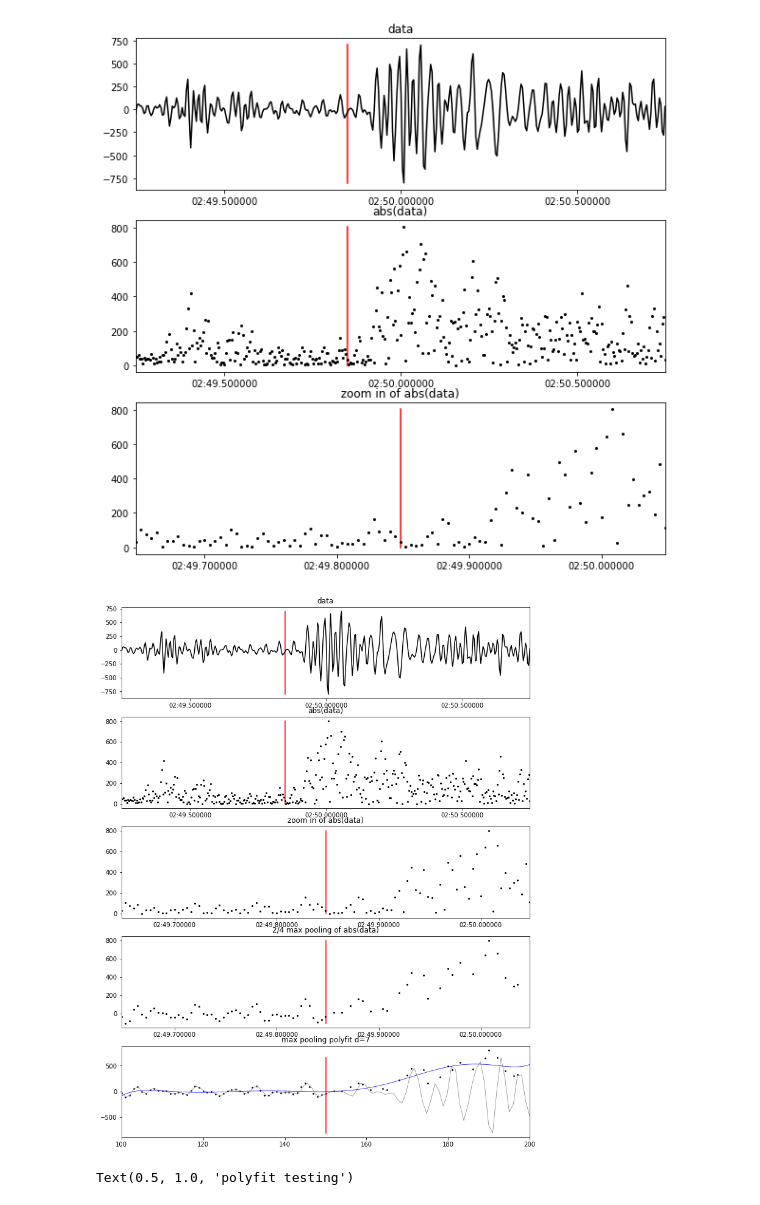
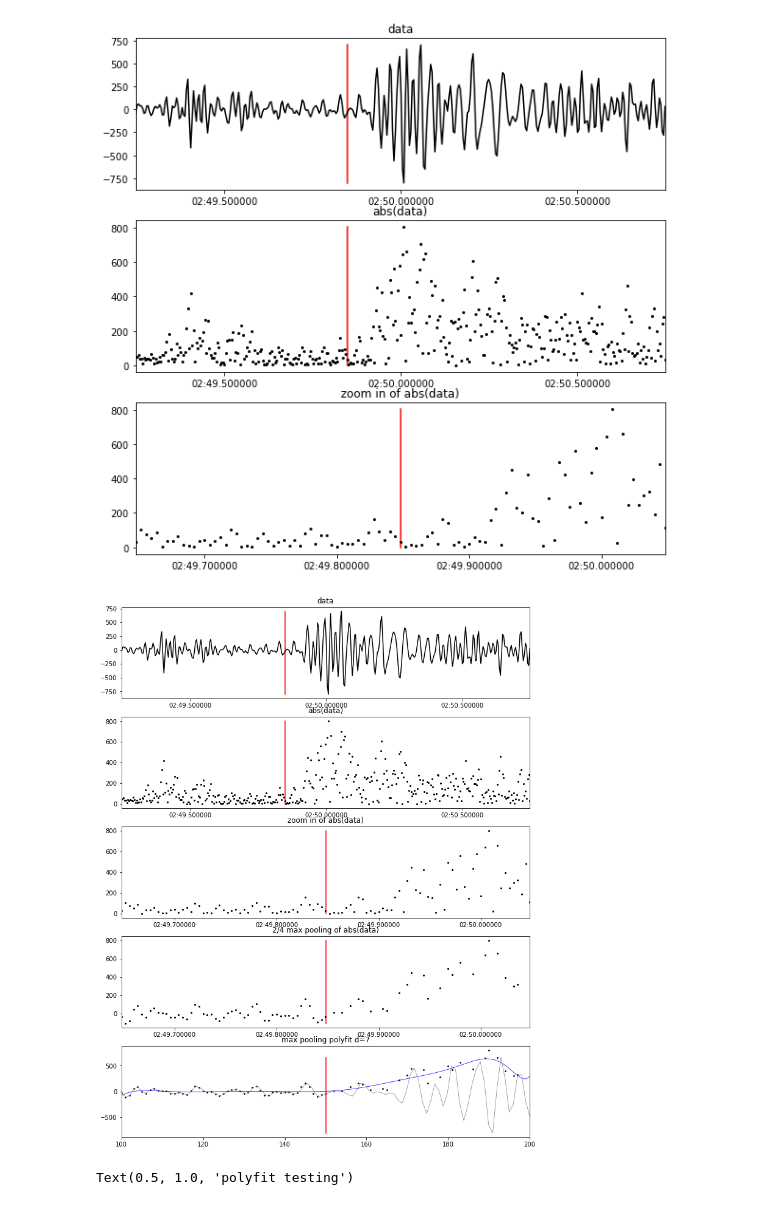
Before and after one commit to tjnewton/sigpig, a Jupyter notebook: examples/explore_Trace.ipynb, the cells around one changed output. Saved outputs shown, nothing was run; the diff lists cells and outputs as text; code cells hidden in the pictures.

```diff
--- a/examples/explore_Trace.ipynb
+++ b/examples/explore_Trace.ipynb
@@ -210,7 +210,7 @@ for index in range(pick_time_index + 1, ending_array_index + 1, 4):
 max_pool_amplitude = np.asarray(max_pool_amplitude)
 
 # fit a polynomial to the max pooled data using the indices as x values since polyfit hates mpl dates (small ranges)
-p = np.poly1d(np.polyfit(max_pool_indices, max_pool_amplitude, 7))
+p = np.poly1d(np.polyfit(max_pool_indices, max_pool_amplitude, 12))
 t = np.linspace(max_pool_indices[0], max_pool_indices[-1], num=1000, endpoint=True)
 
 # plot 2/4 max pooling and trace data as above for reference
@@ -234,34 +234,34 @@ ax[1].set_xlim([trace_times[0], trace_times[-1]])
 ax[2].plot_date([pick_time, pick_time], [abs(trace_data).min(), abs(trace_data).max()], fmt="r-", markersize=1)
 # plot zoom-in of abs(data)
 ax[2].plot_date(trace_times, abs(trace_data), fmt="ko", markersize=2)
 ax[2].set_title("zoom in of abs(data)")
 # sex x_lim to + and - 0.2 seconds surrounding pick time
 ax[2].set_xlim([(pick_time_DT - 0.2).matplotlib_date, (pick_time_DT + 0.2).matplotlib_date])
 
 # plot the pick time
 ax[3].plot_date([pick_time, pick_time], [max_pool_amplitude.min(), max_pool_amplitude.max()], fmt="r-", markersize=1)
 # plot max_pool transformed data
 ax[3].plot_date(max_pool_times, max_pool_amplitude, fmt="ko", markersize=2)
 ax[3].set_title("2/4 max pooling of abs(data)")
 ax[3].set_xlim([(pick_time_DT - 0.2).matplotlib_date, (pick_time_DT + 0.2).matplotlib_date])
 
 # plot the time series for reference
 temp_xs = np.linspace(starting_array_index, ending_array_index, num=100)
 temp_data = trace_data[starting_array_index:ending_array_index]
 ax[4].plot(temp_xs, temp_data, c='gray', linewidth=0.7)
 # plot the pick time
 ax[4].plot([pick_time_index, pick_time_index], [temp_data.min(), temp_data.max()], c="r")
 # plot max_pool transformed data
 ax[4].scatter(max_pool_indices, max_pool_amplitude, s=3, c="k")
 # plot the fit to the max_pool amplitude data
 ax[4].plot(t, p(t), c="b", linewidth=0.7)
 # sex x_lim to + and - 0.2 seconds surrounding pick time
 ax[4].set_xlim([starting_array_index, ending_array_index])
 ax[4].set_title("max pooling polyfit d=7")
 
 plt.show()
 # %% [output]
-[figure, old version]
+[figure, new version]
 # %%
 # sandbox for testing polyfit degree on different data
 
```
Also changed, not shown: parts of 1 cell of this notebook.
